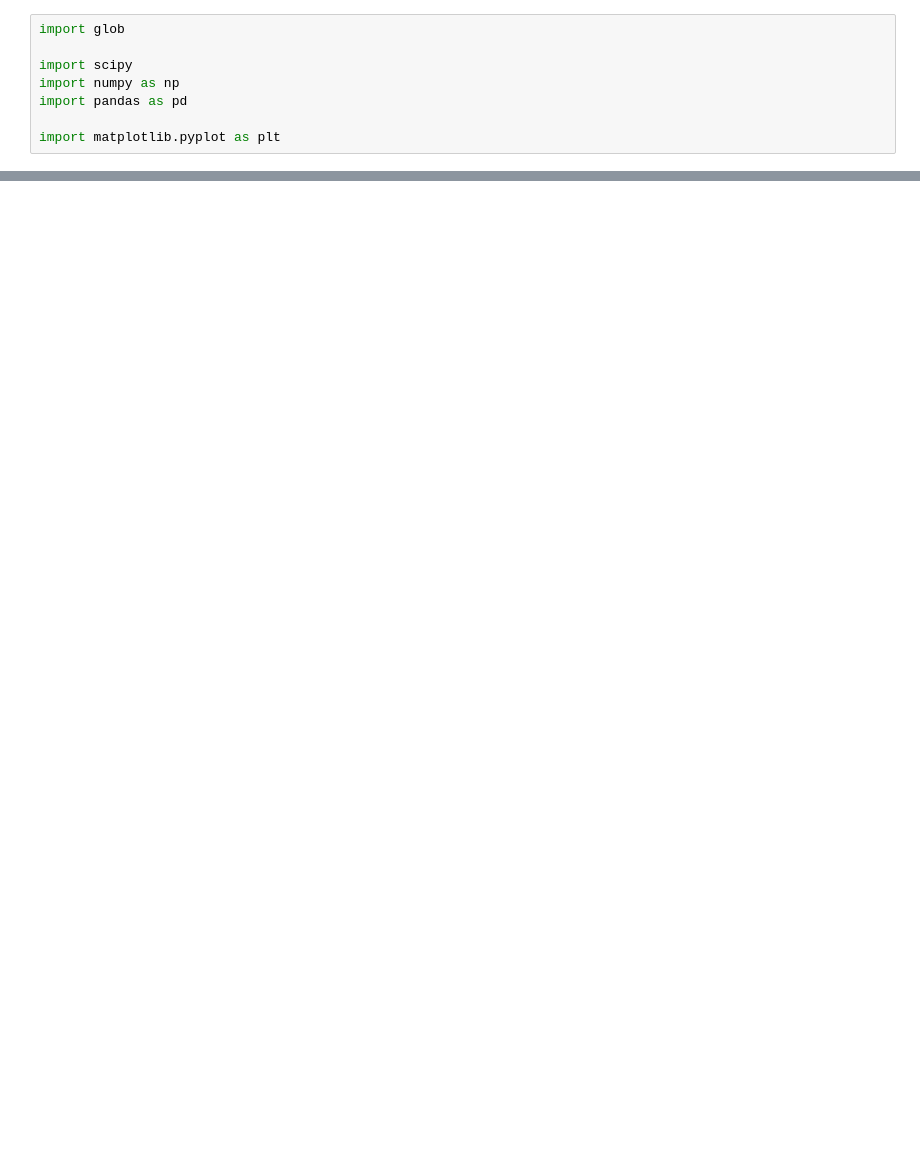
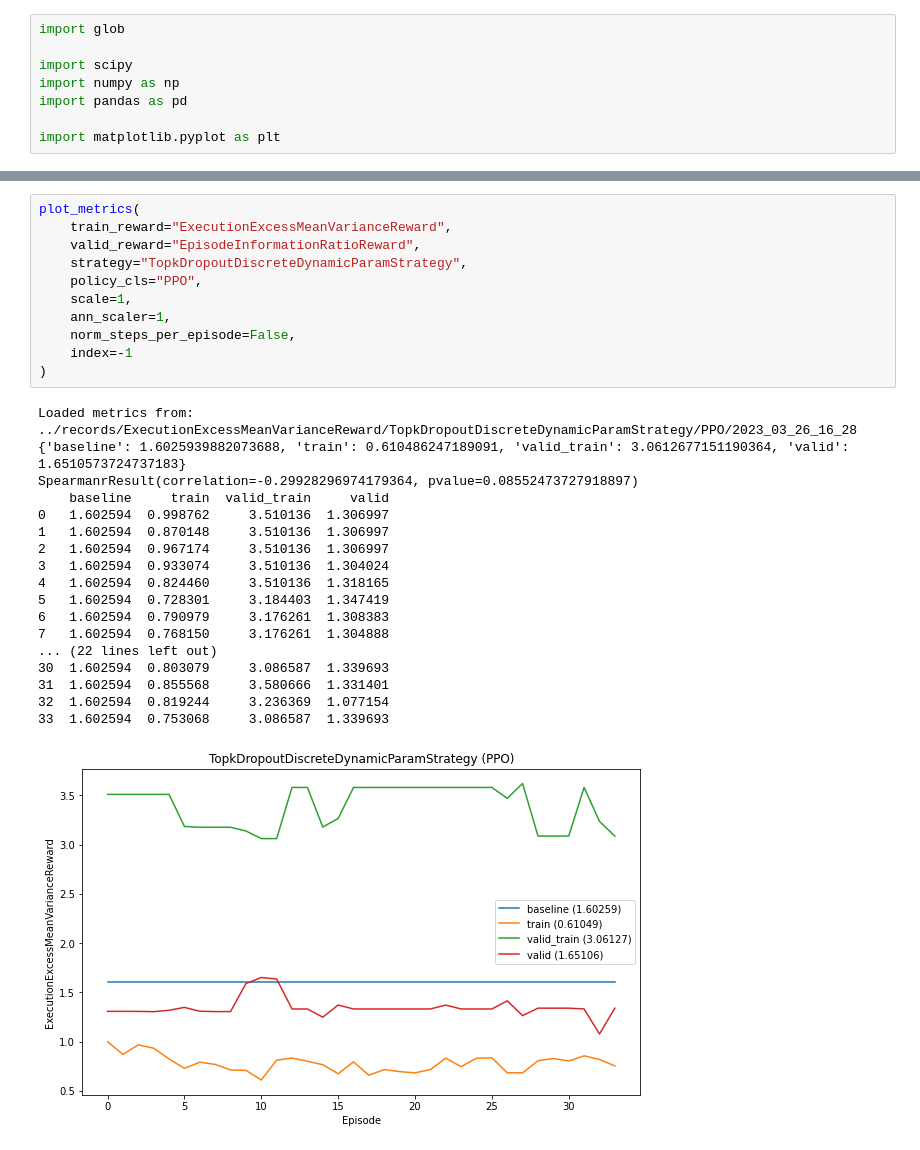
Before and after one commit to ChenglongChen/Long-Capital, a Jupyter notebook: examples/rl_plot_metrics.ipynb, the cells around one changed output, grey strips where cells are left out. Cells and saved outputs as stored; diff of their text form; blank space fills up the shorter version.

```diff
--- a/examples/rl_plot_metrics.ipynb
+++ b/examples/rl_plot_metrics.ipynb
@@ -73,0 +109,30 @@ SpearmanrResult(correlation=0.4545454545454545, pvalue=0.186904810349332)
+# %%
+plot_metrics(
+    train_reward="ExecutionExcessMeanVarianceReward",
+    valid_reward="EpisodeInformationRatioReward",
+    strategy="TopkDropoutDiscreteDynamicParamStrategy",
+    policy_cls="PPO",
+    scale=1,
+    ann_scaler=1,
+    norm_steps_per_episode=False,
+    index=-1
+)
+# %% [output]
+Loaded metrics from: ../records/ExecutionExcessMeanVarianceReward/TopkDropoutDiscreteDynamicParamStrategy/PPO/2023_03_26_16_28
+{'baseline': 1.6025939882073688, 'train': 0.610486247189091, 'valid_train': 3.0612677151190364, 'valid': 1.6510573724737183}
+SpearmanrResult(correlation=-0.29928296974179364, pvalue=0.08552473727918897)
+    baseline     train  valid_train     valid
+0   1.602594  0.998762     3.510136  1.306997
+1   1.602594  0.870148     3.510136  1.306997
+2   1.602594  0.967174     3.510136  1.306997
+3   1.602594  0.933074     3.510136  1.304024
+4   1.602594  0.824460     3.510136  1.318165
+5   1.602594  0.728301     3.184403  1.347419
+6   1.602594  0.790979     3.176261  1.308383
+7   1.602594  0.768150     3.176261  1.304888
+... (22 lines left out)
+30  1.602594  0.803079     3.086587  1.339693
+31  1.602594  0.855568     3.580666  1.331401
+32  1.602594  0.819244     3.236369  1.077154
+33  1.602594  0.753068     3.086587  1.339693
+[figure, added]
```
Also changed, not shown: parts of 6 cells of this notebook.
